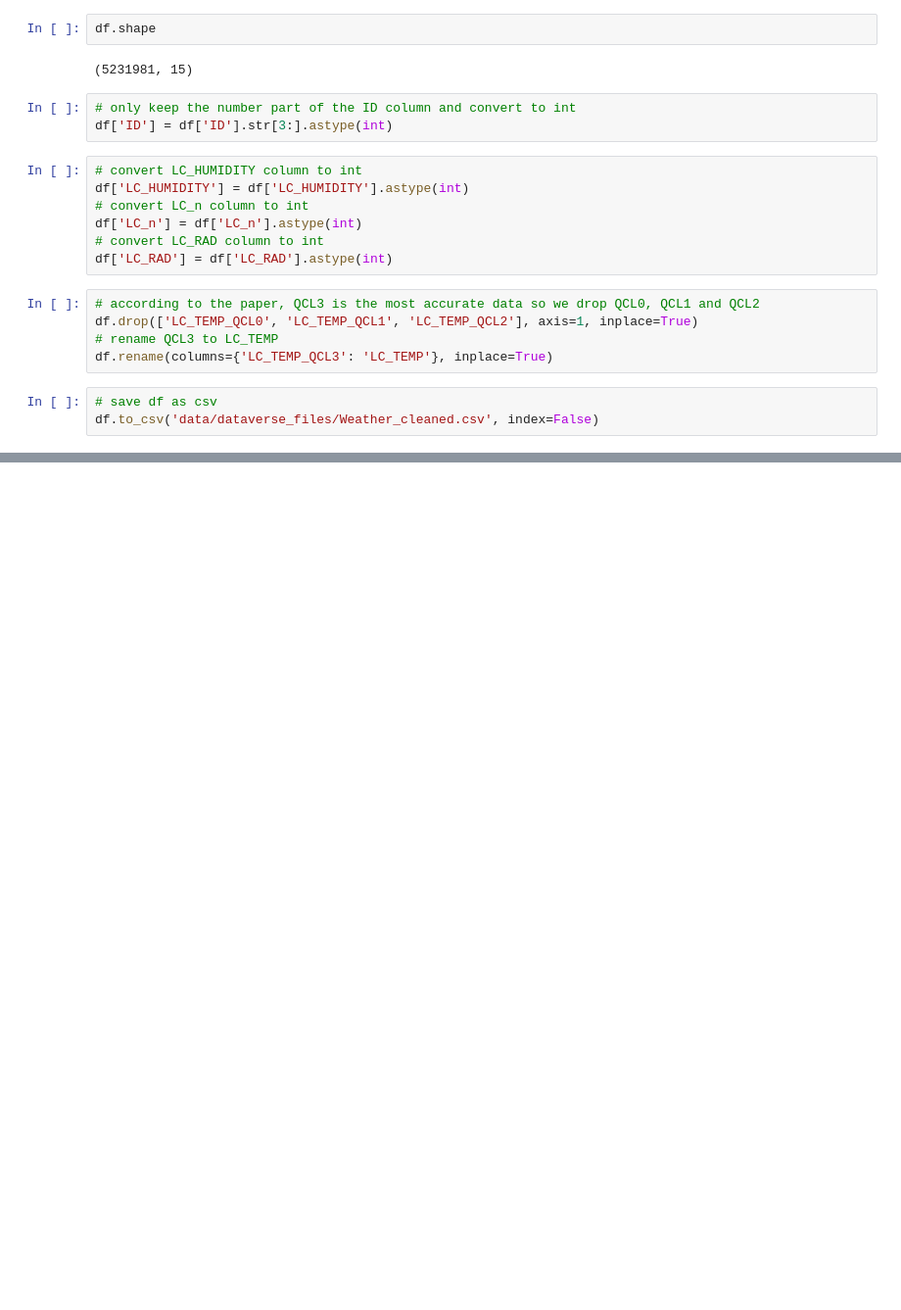
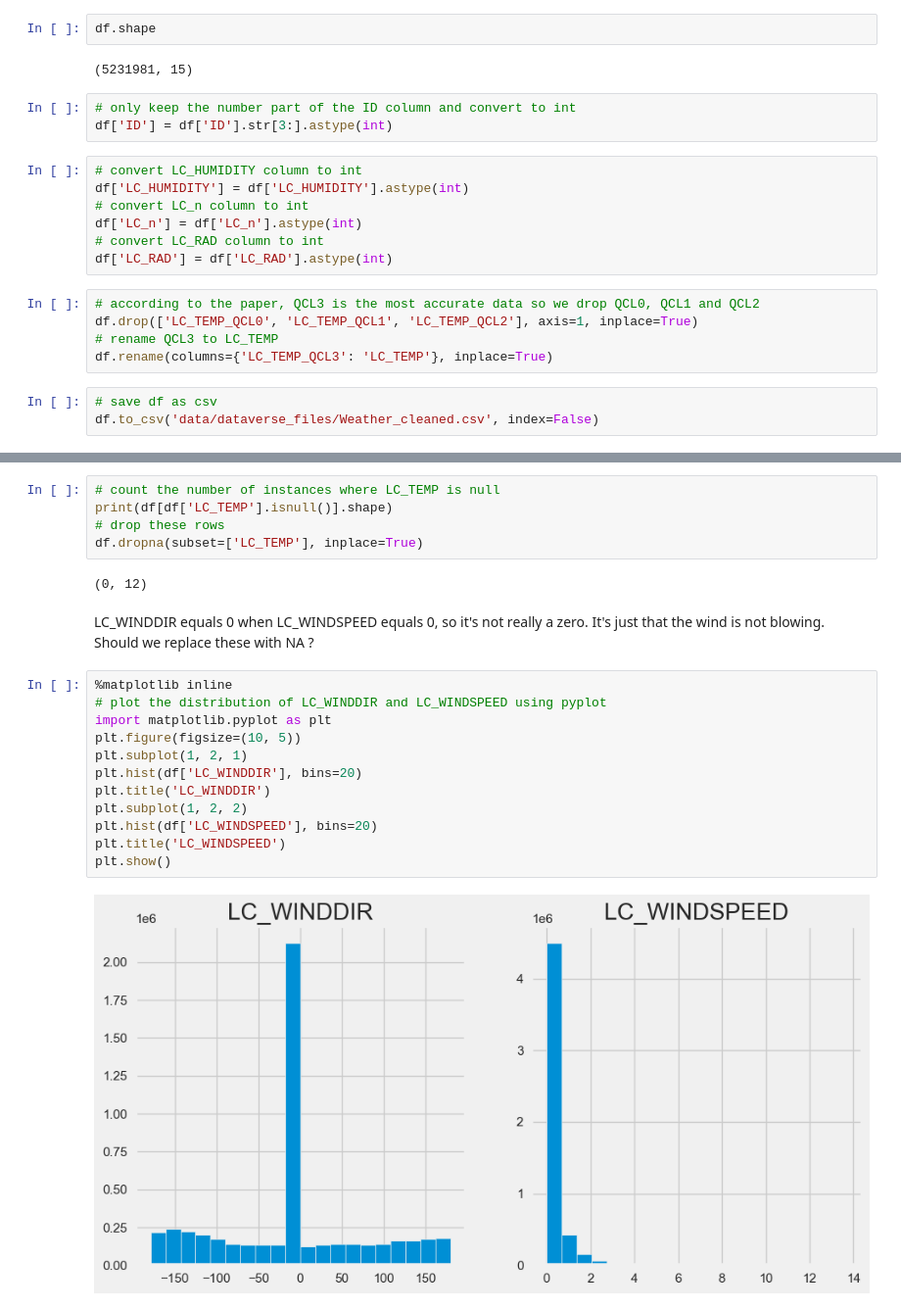
Before and after one commit to vavald/MDA_Switzerland, a Jupyter notebook: EDA_weather/EDA_weather.ipynb, the cells around one changed output, grey strips where cells are left out. Shown at 98% size. Saved outputs shown, nothing was run; the diff lists cells and outputs as text; blank space fills up the shorter version.

```diff
--- a/EDA_weather/EDA_weather.ipynb
+++ b/EDA_weather/EDA_weather.ipynb
@@ -151,0 +172,23 @@ df.to_csv('data/dataverse_files/Weather_cleaned.csv', index=False)
+# %%
+# count the number of instances where LC_TEMP is null
+print(df[df['LC_TEMP'].isnull()].shape)
+# drop these rows
+df.dropna(subset=['LC_TEMP'], inplace=True)
+# %% [output]
+(0, 12)
+# %% [markdown]
+LC_WINDDIR equals 0 when LC_WINDSPEED equals 0, so it's not really a zero. It's just that the wind is not blowing. Should we replace these with NA ?
+# %%
+%matplotlib inline
+# plot the distribution of LC_WINDDIR and LC_WINDSPEED using pyplot
+import matplotlib.pyplot as plt
+plt.figure(figsize=(10, 5))
+plt.subplot(1, 2, 1)
+plt.hist(df['LC_WINDDIR'], bins=20)
+plt.title('LC_WINDDIR')
+plt.subplot(1, 2, 2)
+plt.hist(df['LC_WINDSPEED'], bins=20)
+plt.title('LC_WINDSPEED')
+plt.show()
+# %% [output]
+[figure, added]
```
Also changed, not shown: parts of 9 cells of this notebook, 2 other files.
